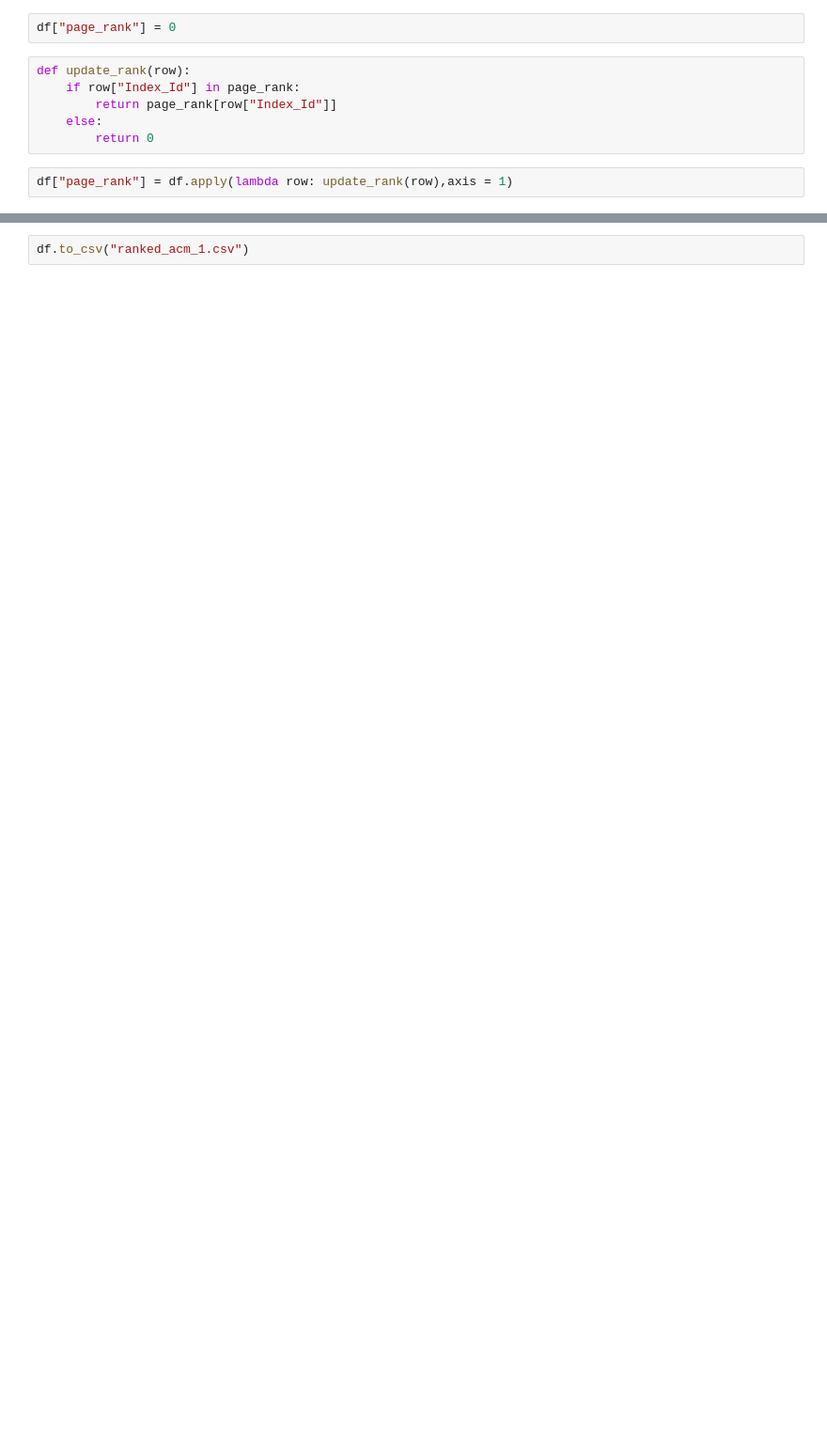
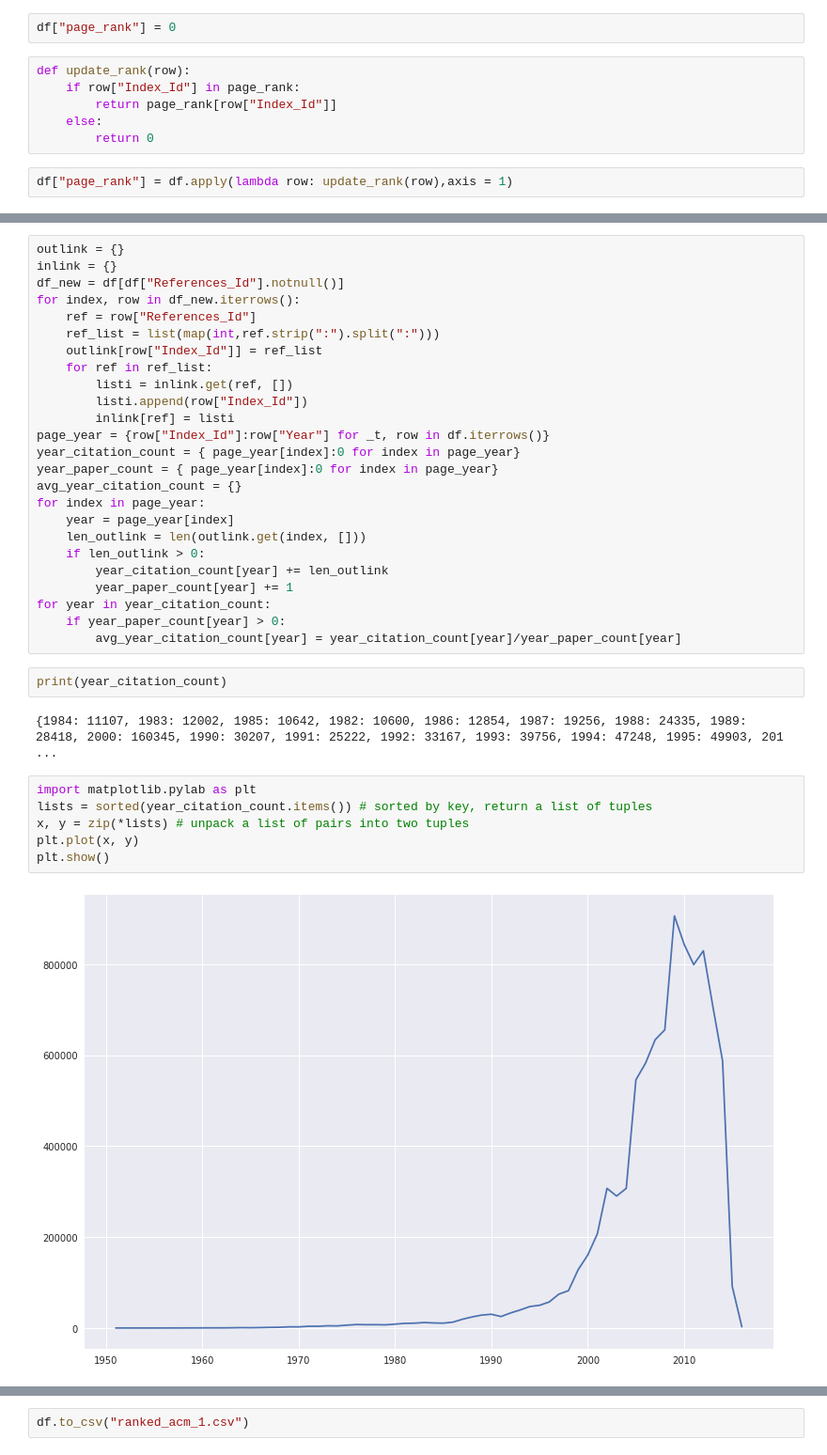
Before and after one commit to divvyam/APR, a Jupyter notebook: kernel_gagan.ipynb, the cells around one changed output, grey strips where cells are left out. Shown at 94% size. Cells and saved outputs as stored; diff of their text form; blank space fills up the shorter version.

```diff
--- a/kernel_gagan.ipynb
+++ b/kernel_gagan.ipynb
@@ -236,0 +374,37 @@ Name: page_rank, dtype: float64
+# %%
+outlink = {}
+inlink = {}
+df_new = df[df["References_Id"].notnull()]
+for index, row in df_new.iterrows():
+    ref = row["References_Id"]
+    ref_list = list(map(int,ref.strip(":").split(":")))
+    outlink[row["Index_Id"]] = ref_list
+    for ref in ref_list:
+        listi = inlink.get(ref, [])
+        listi.append(row["Index_Id"])
+        inlink[ref] = listi
+page_year = {row["Index_Id"]:row["Year"] for _t, row in df.iterrows()}
+year_citation_count = { page_year[index]:0 for index in page_year}
+year_paper_count = { page_year[index]:0 for index in page_year}
+avg_year_citation_count = {}
+for index in page_year:
+    year = page_year[index]
+    len_outlink = len(outlink.get(index, []))
+    if len_outlink > 0:
+        year_citation_count[year] += len_outlink
+        year_paper_count[year] += 1
+for year in year_citation_count:
+    if year_paper_count[year] > 0:
+        avg_year_citation_count[year] = year_citation_count[year]/year_paper_count[year]
+# %%
+print(year_citation_count)
+# %% [output]
+{1984: 11107, 1983: 12002, 1985: 10642, 1982: 10600, 1986: 12854, 1987: 19256, 1988: 24335, 1989: 28418, 2000: 160345, 1990: 30207, 1991: 25222, 1992: 33167, 1993: 39756, 1994: 47248, 1995: 49903, 201 ...
+# %%
+import matplotlib.pylab as plt
+lists = sorted(year_citation_count.items()) # sorted by key, return a list of tuples
+x, y = zip(*lists) # unpack a list of pairs into two tuples
+plt.plot(x, y)
+plt.show()
+# %% [output]
+[figure, added]
```
Also changed, not shown: parts of 38 cells of this notebook.
